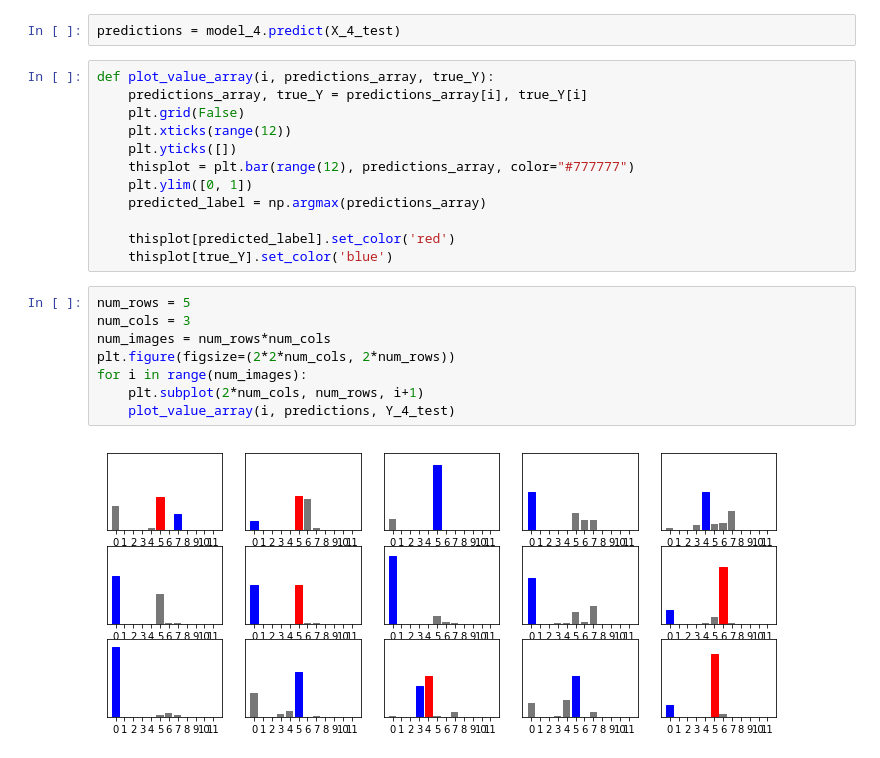
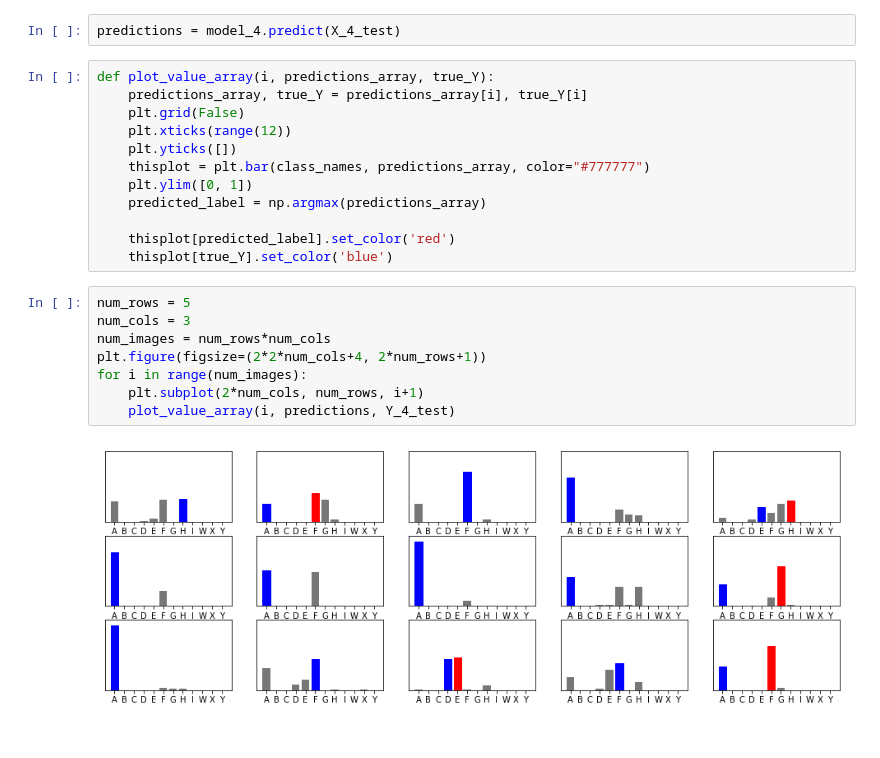
Before and after one commit to Swehtam/IA, a Jupyter notebook: Questão 3.ipynb, the cells around one changed output. Drawn from its saved outputs; the diff is of its cells as text.

```diff
--- a/Questão 3.ipynb
+++ b/Questão 3.ipynb
@@ -380,7 +464,7 @@ def plot_value_array(i, predictions_array, true_Y):
     plt.grid(False)
     plt.xticks(range(12))
     plt.yticks([])
-    thisplot = plt.bar(range(12), predictions_array, color="#777777")
+    thisplot = plt.bar(class_names, predictions_array, color="#777777")
     plt.ylim([0, 1])
     predicted_label = np.argmax(predictions_array)
 
@@ -389,10 +473,10 @@ def plot_value_array(i, predictions_array, true_Y):
 # %%
 num_rows = 5
 num_cols = 3
 num_images = num_rows*num_cols
-plt.figure(figsize=(2*2*num_cols, 2*num_rows))
+plt.figure(figsize=(2*2*num_cols+4, 2*num_rows+1))
 for i in range(num_images):
     plt.subplot(2*num_cols, num_rows, i+1)
     plot_value_array(i, predictions, Y_4_test)
 # %% [output]
-[figure, old version]
+[figure, new version]
```
Also changed, not shown: parts of 41 cells of this notebook, 1 other file.
